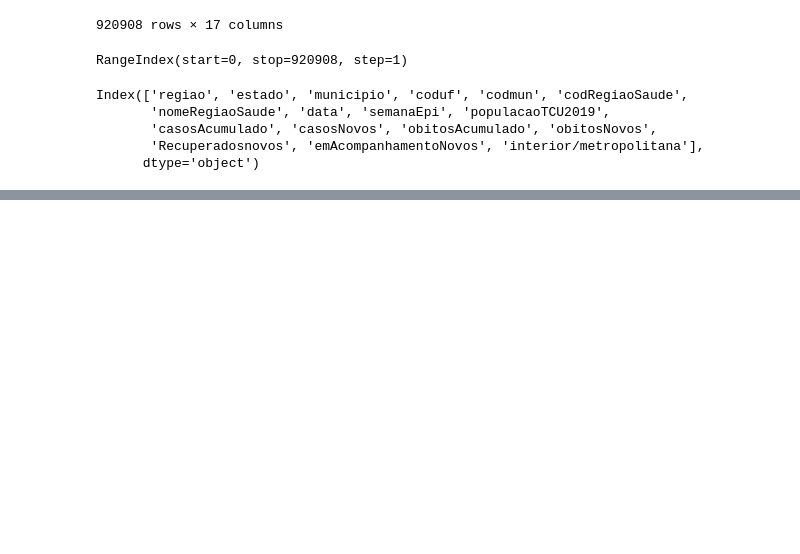
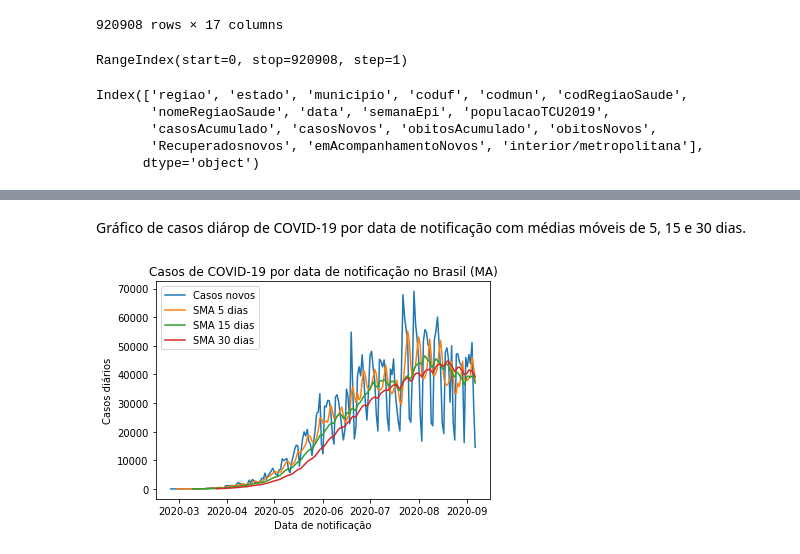
Before and after one commit to alexandrerussi/brasil-covid19-analysis, a Jupyter notebook: Moving_Average_COVID19_Brasil.ipynb, the cells around one changed output, grey strips where cells are left out. Saved outputs shown, nothing was run; the diff lists cells and outputs as text; code cells hidden in the pictures; blank space fills up the shorter version.

```diff
--- a/Moving_Average_COVID19_Brasil.ipynb
+++ b/Moving_Average_COVID19_Brasil.ipynb
@@ -49,3 +49,6 @@ Index(['regiao', 'estado', 'municipio', 'coduf', 'codmun', 'codRegiaoSaude',
        'casosAcumulado', 'casosNovos', 'obitosAcumulado', 'obitosNovos',
        'Recuperadosnovos', 'emAcompanhamentoNovos', 'interior/metropolitana'],
       dtype='object')
+# %%
+df2 = df.loc[df['regiao'] == 'Brasil']
+df2
@@ -53,0 +71,3 @@ Index(['regiao', 'estado', 'municipio', 'coduf', 'codmun', 'codRegiaoSaude',
+# %%
+df_br_casos_diarios = df2[['data', 'casosNovos']]
+df_br_casos_diarios
@@ -53,0 +90,6 @@ Index(['regiao', 'estado', 'municipio', 'coduf', 'codmun', 'codRegiaoSaude',
+# %%
+df_br_casos_diarios['SMA_5'] = df_br_casos_diarios.iloc[:,1].rolling(window=5).mean()
+df_br_casos_diarios['SMA_15'] = df_br_casos_diarios.iloc[:,1].rolling(window=15).mean()
+df_br_casos_diarios['SMA_30'] = df_br_casos_diarios.iloc[:,1].rolling(window=30).mean()
+
+df_br_casos_diarios
@@ -53,0 +110,15 @@ Index(['regiao', 'estado', 'municipio', 'coduf', 'codmun', 'codRegiaoSaude',
+# %% [markdown]
+Gráfico de casos diárop de COVID-19 por data de notificação com médias móveis de 5, 15 e 30 dias.
+# %%
+plt.plot(df_br_casos_diarios['data'], df_br_casos_diarios['casosNovos'], label='Casos novos')
+plt.plot(df_br_casos_diarios['data'], df_br_casos_diarios['SMA_5'], label='SMA 5 dias')
+plt.plot(df_br_casos_diarios['data'], df_br_casos_diarios['SMA_15'], label='SMA 15 dias')
+plt.plot(df_br_casos_diarios['data'], df_br_casos_diarios['SMA_30'], label='SMA 30 dias')
+plt.title('Casos de COVID-19 por data de notificação no Brasil (MA)')
+plt.xlabel('Data de notificação')
+plt.ylabel('Casos diários')
+plt.legend(loc='best')
+plt.savefig('graphs/casos_covid_media_movel.png')
+plt.show()
+# %% [output]
+[figure, added]
```
Also changed, not shown: parts of 23 cells of this notebook, 10 other files.
